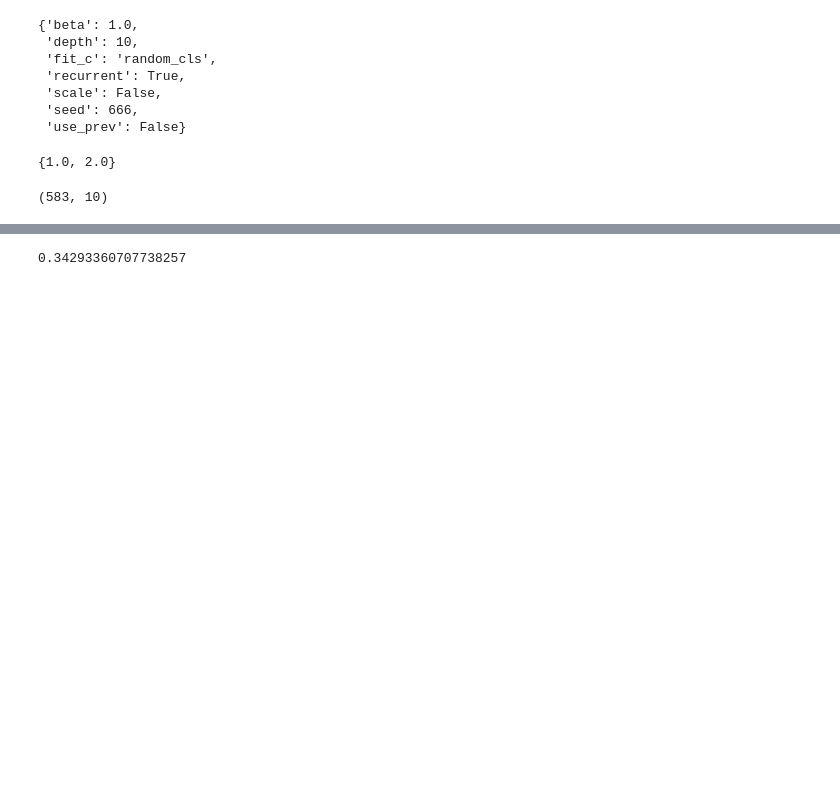
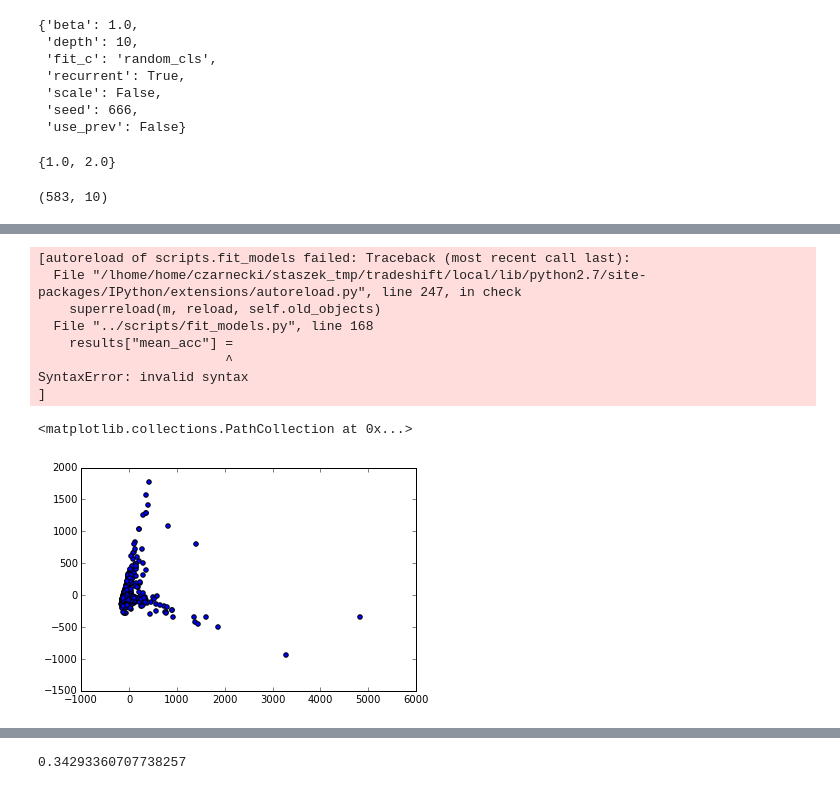
Before and after one commit to kudkudak/r2-learner, a Jupyter notebook: notebooks/pca_r2svm.ipynb, the cells around one changed output, grey strips where cells are left out. Drawn from its saved outputs; the diff is of its cells as text; code cells hidden in the pictures; blank space fills up the shorter version.

```diff
--- a/notebooks/pca_r2svm.ipynb
+++ b/notebooks/pca_r2svm.ipynb
@@ -95,0 +130,14 @@ indian_params_random['random_hyperplanes'] = 6
+# %%
+X_pca = sklearn.decomposition.RandomizedPCA(n_components=2).fit_transform(m._X_tr[0])
+plt.scatter(X_pca[:,0], X_pca[:,1])
+# %% [output]
+[autoreload of scripts.fit_models failed: Traceback (most recent call last):
+  File "/lhome/home/czarnecki/staszek_tmp/tradeshift/local/lib/python2.7/site-packages/IPython/extensions/autoreload.py", line 247, in check
+    superreload(m, reload, self.old_objects)
+  File "../scripts/fit_models.py", line 168
+    results["mean_acc"] =
+                        ^
+SyntaxError: invalid syntax
+]
+<matplotlib.collections.PathCollection at 0x...>
+[figure, added]
```
Also changed, not shown: parts of 13 cells of this notebook, 8 other files.
